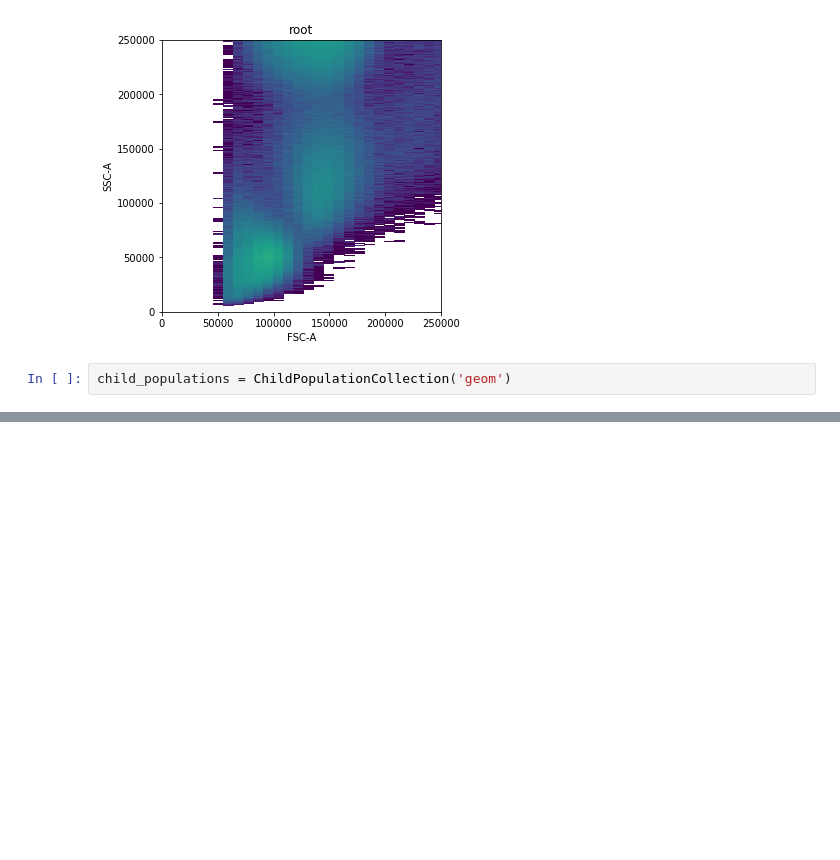
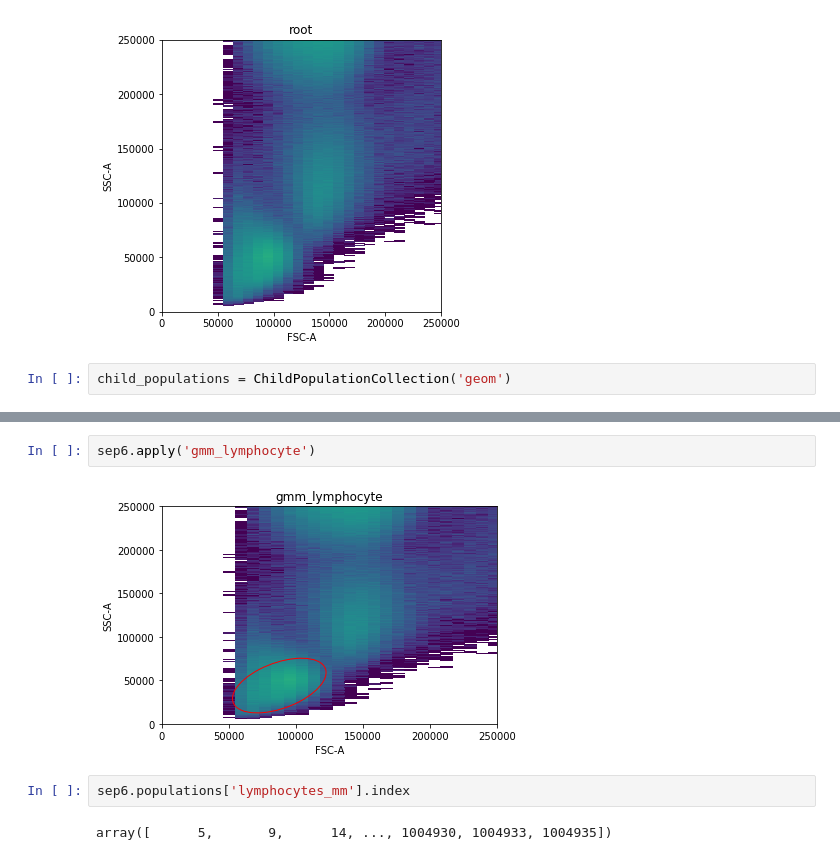
Before and after one commit to burtonrj/CytoPy, a Jupyter notebook: immunova/Notebooks/Testing/Population_Identification_Validation/Lymphocyte Gating.ipynb, the cells around one changed output, grey strips where cells are left out. Drawn from its saved outputs; the diff is of its cells as text; blank space fills up the shorter version.

```diff
--- a/immunova/Notebooks/Testing/Population_Identification_Validation/Lymphocyte Gating.ipynb
+++ b/immunova/Notebooks/Testing/Population_Identification_Validation/Lymphocyte Gating.ipynb
@@ -31,0 +71,8 @@ ValueError: too many values to unpack (expected 2)
+# %%
+sep6.apply('gmm_lymphocyte')
+# %% [output]
+[figure, added]
+# %%
+sep6.populations['lymphocytes_mm'].index
+# %% [output]
+array([      5,       9,      14, ..., 1004930, 1004933, 1004935])
```
Also changed, not shown: parts of 13 cells of this notebook, 4 other files.
